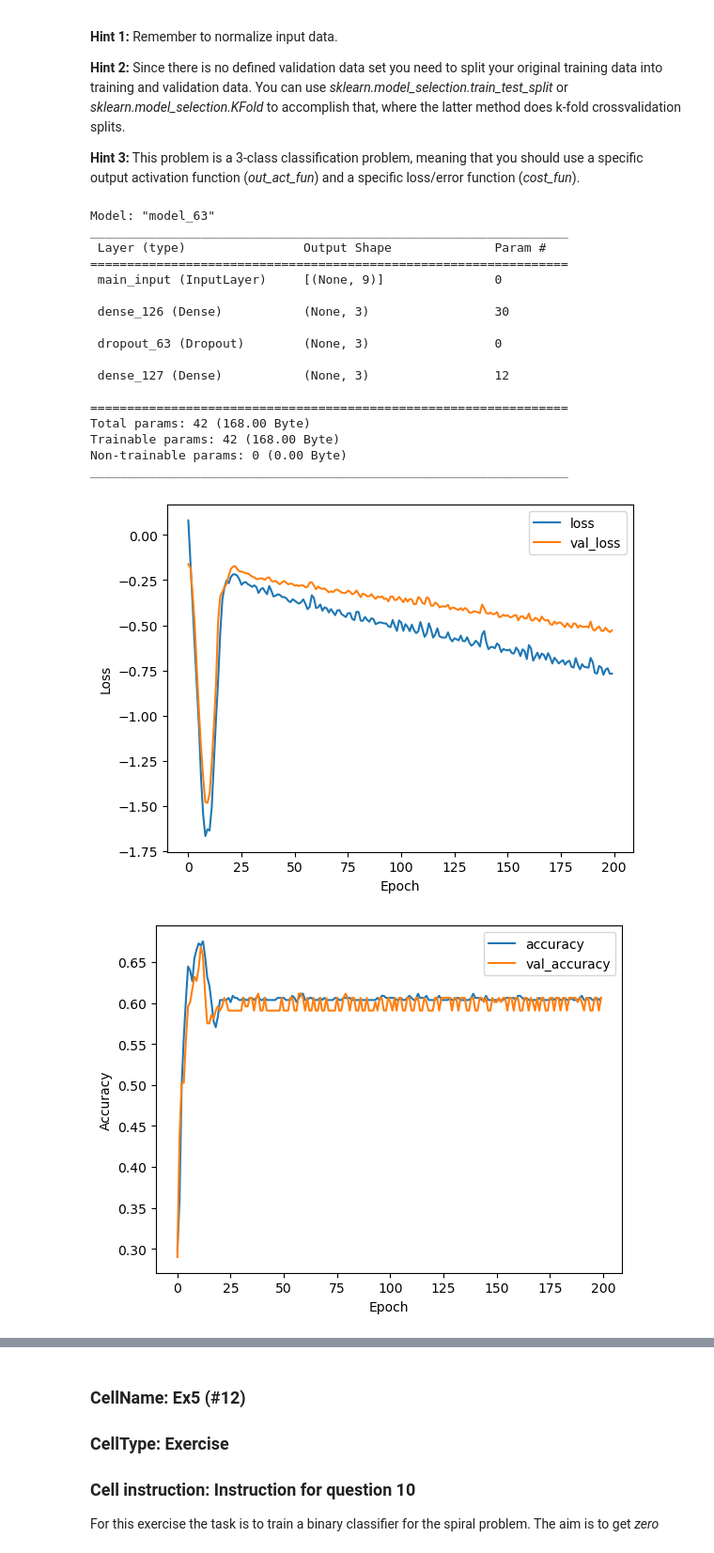
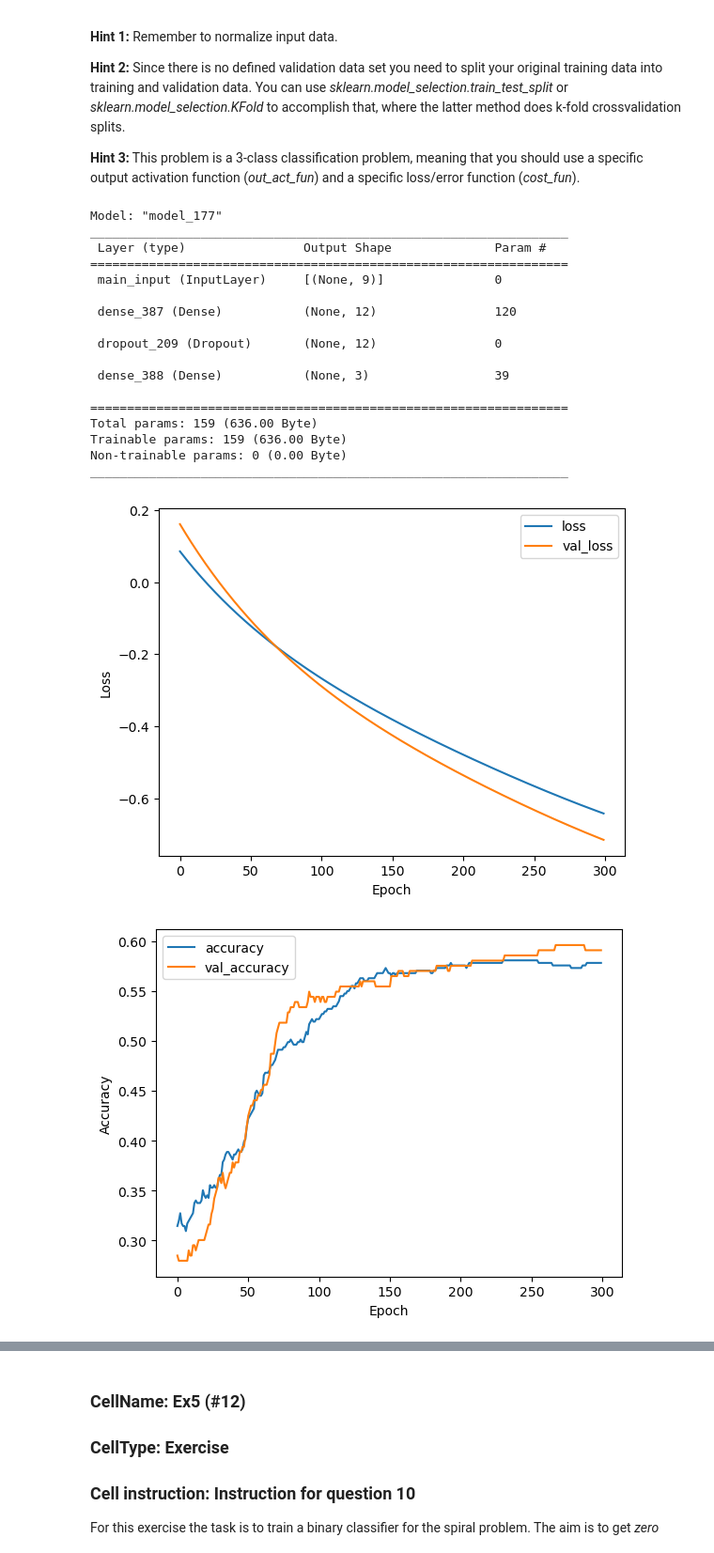
Before and after one commit to TheodorAT/Neural-Networks, a Jupyter notebook: Lab2/lab2.ipynb, the cells around one changed output, grey strips where cells are left out. Shown at 94% size. Drawn from its saved outputs; the diff is of its cells as text; code cells hidden in the pictures.

```diff
--- a/Lab2/lab2.ipynb
+++ b/Lab2/lab2.ipynb
@@ -992,38 +991,40 @@ This problem is a 3-class classification problem, meaning that you should use a
 %%time
 
 # seed = 0 means random, seed > 0 means fixed
-seed = 1
+seed = 0
 np.random.seed(seed) if seed else None
 
 # Load Bioconcentration training and test data
 x_trn, d_trn, x_tst, d_tst = bcf()
 num_classes = 3
 
+# Extracting a validation set from the training set:
+x_trn, x_val, d_trn, d_val = train_test_split(x_trn, d_trn, test_size=0.33)
+
 # Normalization:
 mu, std = standard(x_trn)
 x_trn = (x_trn - mu) / std
+x_val = (x_val - mu) / std
 x_tst = (x_tst - mu) / std
 
 mu, std = standard(d_trn)
 d_trn = (d_trn - mu) / std
+d_val = (d_val - mu) / std
 d_tst = (d_tst - mu) / std
-
-# Extracting a validation set from the training set:
-x_trn, x_val, d_trn, d_val = train_test_split(x_trn, d_trn, test_size=0.33)
 
 # Define the network, cost function and training settings:
 INPUT = {'inp_dim': x_trn.shape[1],
-         'n_nod': [3],
+         'n_nod': [12],
          'drop_nod': 0,
          'act_fun': 'tanh',
          'out_act_fun': 'softmax',
-         'opt_method': 'Adam',
+         'opt_method': 'SGD',
          'cost_fun': 'categorical_crossentropy',
-         'lr_rate': 0.1,
-         'lambd' : 0,
+         'lr_rate': 0.01,
+         'lambd' : 0.01,
          'num_out' : num_classes}
-number_epochs = 200
-minibatch_size = 100
+number_epochs = 300
+minibatch_size = int(x_trn.shape[0])
 
 # Get the model
 model_bio = mlp(**INPUT)
@@ -1044,40 +1045,40 @@ plt.ylabel('Loss')
 plt.xlabel('Epoch')
 for k in ['loss', 'val_loss']:
     plt.plot(estimator_bio.history[k], label = k)
 plt.legend()
 plt.show()
 
 plt.figure()
 plt.ylabel('Accuracy')
 plt.xlabel('Epoch')
 for k in ['accuracy', 'val_accuracy']:
     plt.plot(estimator_bio.history[k], label = k)
 plt.legend()
 plt.show()
 
 # Plot the confusion matrix
 make_cm_plot(model_bio, x_trn, d_trn, num_classes, 'Training data')
 make_cm_plot(model_bio, x_val, d_val, num_classes, 'Validation data')
 make_cm_plot(model_bio, x_tst, d_tst, num_classes, 'Test data')
 # %% [output]
-Model: "model_63"
+Model: "model_177"
 _________________________________________________________________
  Layer (type)                Output Shape              Param #
 =================================================================
  main_input (InputLayer)     [(None, 9)]               0
 
- dense_126 (Dense)           (None, 3)                 30
+ dense_387 (Dense)           (None, 12)                120
 
- dropout_63 (Dropout)        (None, 3)                 0
+ dropout_209 (Dropout)       (None, 12)                0
 
- dense_127 (Dense)           (None, 3)                 12
+ dense_388 (Dense)           (None, 3)                 39
 
 =================================================================
-Total params: 42 (168.00 Byte)
-Trainable params: 42 (168.00 Byte)
+Total params: 159 (636.00 Byte)
+Trainable params: 159 (636.00 Byte)
 Non-trainable params: 0 (0.00 Byte)
 _________________________________________________________________
-[figure, old version]
+[figure, new version]
-[figure, old version]
+[figure, new version]
  ########## Result for Training data ##########
 
```
Also changed, not shown: parts of 7 cells of this notebook.
